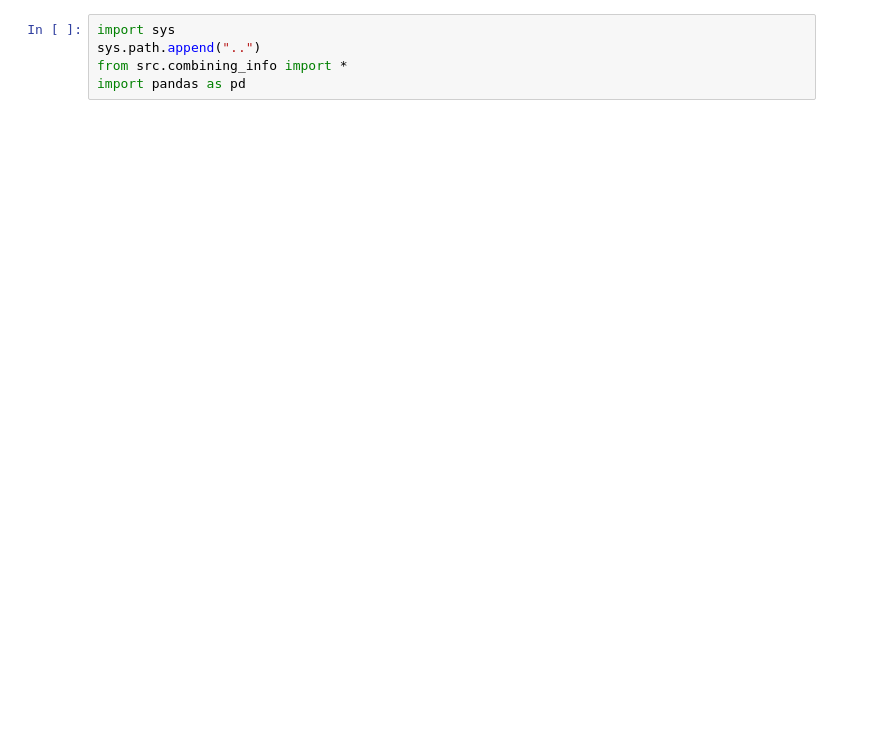
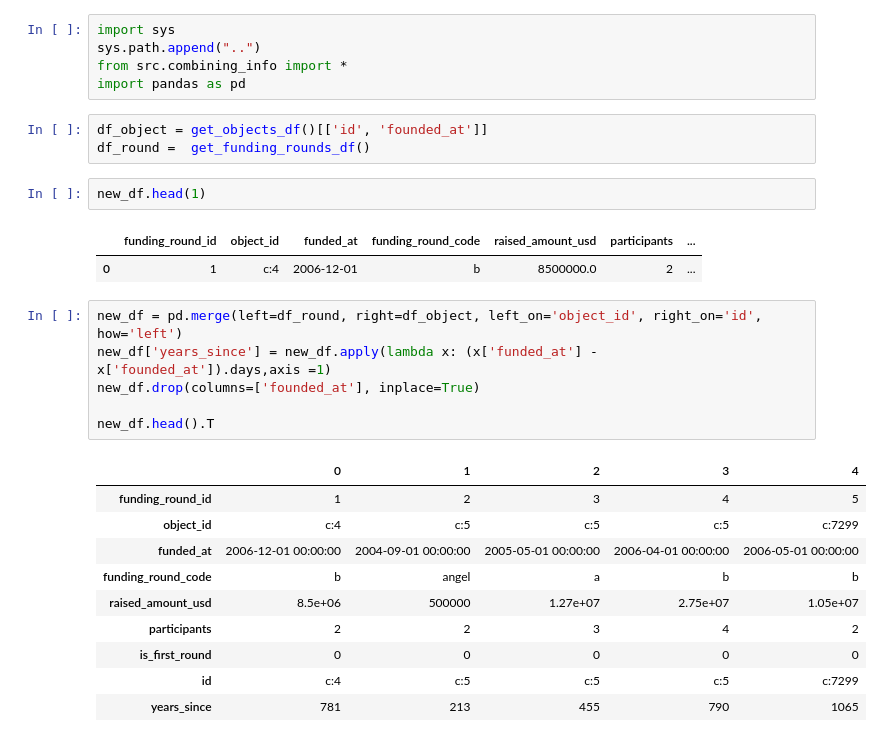
Before and after one commit to cosmakufa/capstone, a Jupyter notebook: crunchbase/notebooks/Untitled2.ipynb, the cells around one changed output. Saved outputs shown, nothing was run; the diff lists cells and outputs as text; blank space fills up the shorter version.

```diff
--- a/crunchbase/notebooks/Untitled2.ipynb
+++ b/crunchbase/notebooks/Untitled2.ipynb
@@ -3,5 +3,30 @@ import sys
 sys.path.append("..")
 from src.combining_info import *
 import pandas as pd
+# %%
+df_object = get_objects_df()[['id', 'founded_at']]
+df_round =  get_funding_rounds_df()
+# %%
+new_df.head(1)
+# %% [output]
+|  | funding_round_id | object_id | funded_at | funding_round_code | raised_amount_usd | participants | ... |
+| 0 | 1 | c:4 | 2006-12-01 | b | 8500000.0 | 2 | ... |
+# %%
+new_df = pd.merge(left=df_round, right=df_object, left_on='object_id', right_on='id', how='left')
+new_df['years_since'] = new_df.apply(lambda x: (x['funded_at'] - x['founded_at']).days,axis =1)
+new_df.drop(columns=['founded_at'], inplace=True)
+
+new_df.head().T
+# %% [output]
+|  | 0 | 1 | 2 | 3 | 4 |
+| funding_round_id | 1 | 2 | 3 | 4 | 5 |
+| object_id | c:4 | c:5 | c:5 | c:5 | c:7299 |
+| funded_at | 2006-12-01 00:00:00 | 2004-09-01 00:00:00 | 2005-05-01 00:00:00 | 2006-04-01 00:00:00 | 2006-05-01 00:00:00 |
+| funding_round_code | b | angel | a | b | b |
+| raised_amount_usd | 8.5e+06 | 500000 | 1.27e+07 | 2.75e+07 | 1.05e+07 |
+| participants | 2 | 2 | 3 | 4 | 2 |
+| is_first_round | 0 | 0 | 0 | 0 | 0 |
+| id | c:4 | c:5 | c:5 | c:5 | c:7299 |
+| years_since | 781 | 213 | 455 | 790 | 1065 |
 # %%
 X_train, X_test, y_train, y_test, clf = train_model()
```
Also changed, not shown: parts of 25 cells of this notebook, 17 other files.
